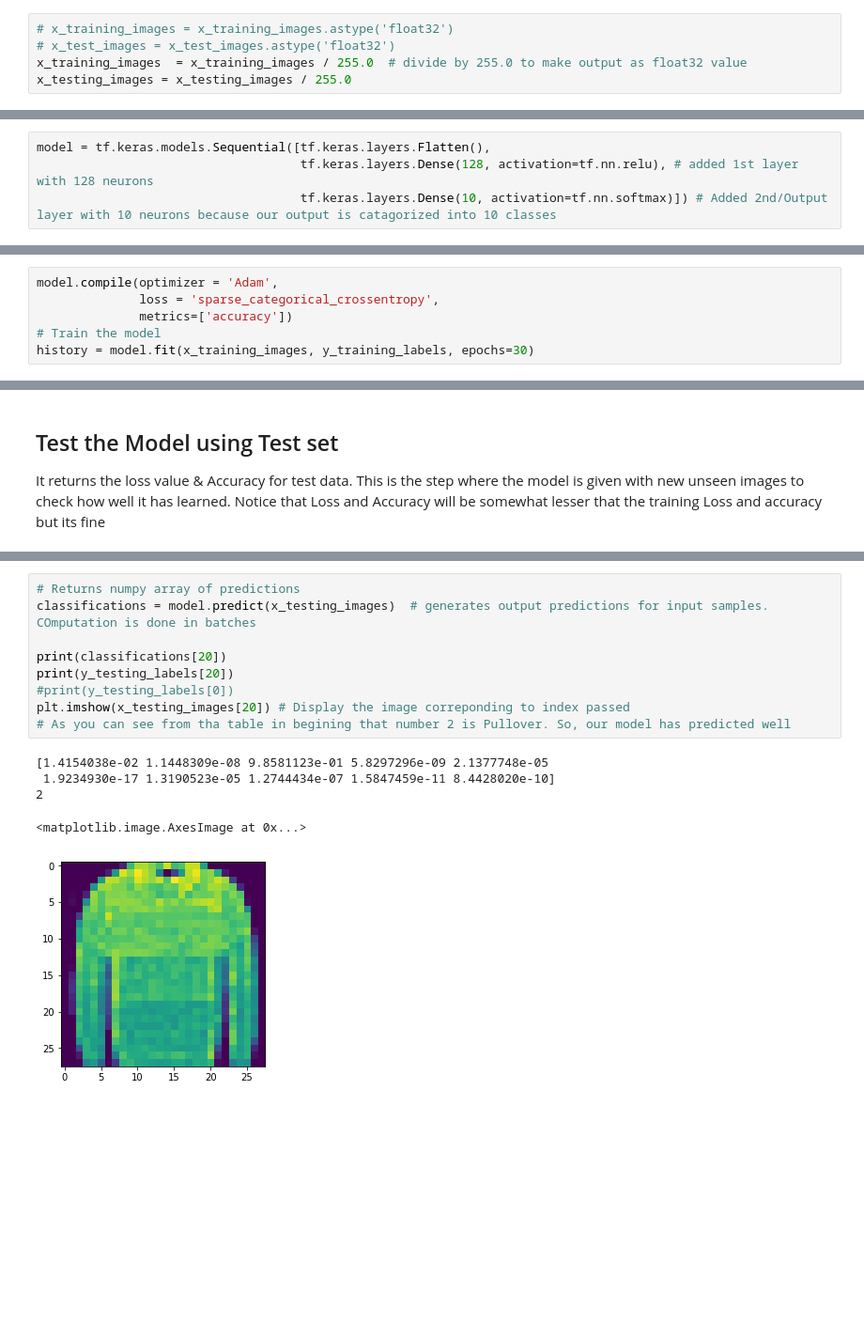
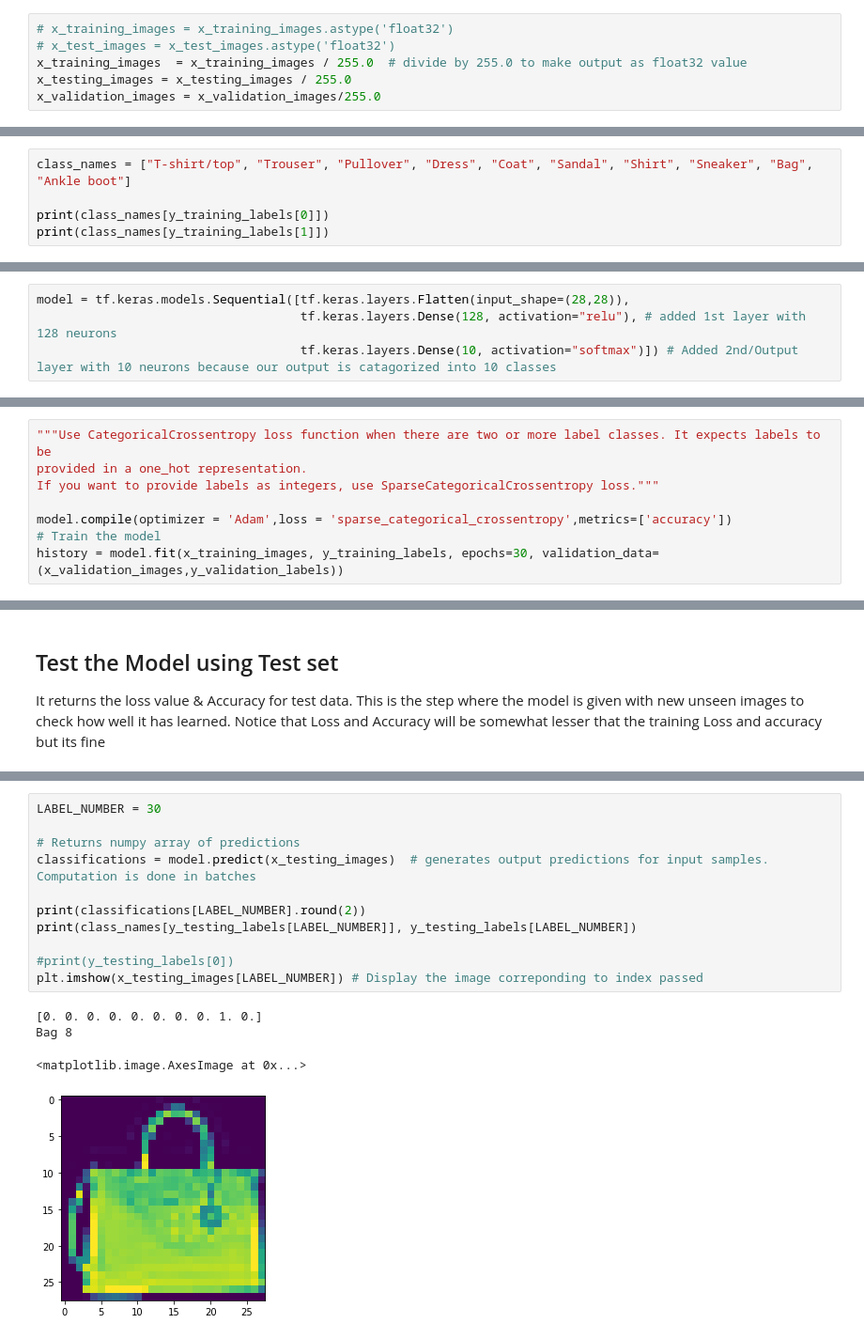
Before and after one commit to gulshan-archive/AI-DeepLearning, a Jupyter notebook: 2.Fashion_Mnist_without_CNN.ipynb, the cells around one changed output, grey strips where cells are left out. Shown: that part at 94% size. Cells and saved outputs as stored; diff of their text form; blank space fills up the shorter version.

Commit message:
Added comments and graph display function

```diff
--- a/2.Fashion_Mnist_without_CNN.ipynb
+++ b/2.Fashion_Mnist_without_CNN.ipynb
@@ -74,3 +106,4 @@ Data required by Neural network ranges from -1 to 1 or 0 to 1. So, we can do it
 # x_test_images = x_test_images.astype('float32')
 x_training_images  = x_training_images / 255.0  # divide by 255.0 to make output as float32 value
 x_testing_images = x_testing_images / 255.0
+x_validation_images = x_validation_images/255.0
@@ -76,0 +112,5 @@ x_testing_images = x_testing_images / 255.0
+# %%
+class_names = ["T-shirt/top", "Trouser", "Pullover", "Dress", "Coat", "Sandal", "Shirt", "Sneaker", "Bag", "Ankle boot"]
+
+print(class_names[y_training_labels[0]])
+print(class_names[y_training_labels[1]])
@@ -87,6 +130,6 @@ Relu effectively means "If X>0 return X, else return 0" -- so what it does it it
 
 Softmax takes a set of values, and effectively picks the biggest one, so, for example, if the output of the last layer looks like [0.1, 0.1, 0.05, 0.1, 9.5, 0.1, 0.05, 0.05, 0.05], it converts it into [0,0,0,0,1,0,0,0,0] and gives the biggest value
 # %%
-model = tf.keras.models.Sequential([tf.keras.layers.Flatten(),
-                                    tf.keras.layers.Dense(128, activation=tf.nn.relu), # added 1st layer with 128 neurons
-                                    tf.keras.layers.Dense(10, activation=tf.nn.softmax)]) # Added 2nd/Output layer with 10 neurons because our output is catagorized into 10 classes
+model = tf.keras.models.Sequential([tf.keras.layers.Flatten(input_shape=(28,28)),
+                                    tf.keras.layers.Dense(128, activation="relu"), # added 1st layer with 128 neurons
+                                    tf.keras.layers.Dense(10, activation="softmax")]) # Added 2nd/Output layer with 10 neurons because our output is catagorized into 10 classes
@@ -94,9 +182,11 @@ model = tf.keras.models.Sequential([tf.keras.layers.Flatten(),
 ## Compile & Train the Model
 Notice the Loss and accuracy on completion. Both should be inversely proportional to each other. The EPOCH's can be set to value untill the Loss keeps on going down and accuracy keep son increasing
 # %%
-model.compile(optimizer = 'Adam',
-              loss = 'sparse_categorical_crossentropy',
-              metrics=['accuracy'])
+"""Use CategoricalCrossentropy loss function when there are two or more label classes. It expects labels to be
+provided in a one_hot representation.
+If you want to provide labels as integers, use SparseCategoricalCrossentropy loss."""
+
+model.compile(optimizer = 'Adam',loss = 'sparse_categorical_crossentropy',metrics=['accuracy'])
 # Train the model
-history = model.fit(x_training_images, y_training_labels, epochs=30)
+history = model.fit(x_training_images, y_training_labels, epochs=30, validation_data=(x_validation_images,y_validation_labels))
 # %% [output]
@@ -135,16 +257,17 @@ Test Accuracy = 0.8970000147819519
 It returns the a list of 10 numbes which shows the prediction probability for a given image for classes `0 to 9`. Or it is like how much confident the model is to predict which class the given image belogs to.
 # %%
+LABEL_NUMBER = 30
+
 # Returns numpy array of predictions
-classifications = model.predict(x_testing_images)  # generates output predictions for input samples. COmputation is done in batches
+classifications = model.predict(x_testing_images)  # generates output predictions for input samples. Computation is done in batches
 
-print(classifications[20])
-print(y_testing_labels[20])
+print(classifications[LABEL_NUMBER].round(2))
+print(class_names[y_testing_labels[LABEL_NUMBER]], y_testing_labels[LABEL_NUMBER])
+
 #print(y_testing_labels[0])
-plt.imshow(x_testing_images[20]) # Display the image correponding to index passed
-# As you can see from tha table in begining that number 2 is Pullover. So, our model has predicted well
+plt.imshow(x_testing_images[LABEL_NUMBER]) # Display the image correponding to index passed
 # %% [output]
-[1.4154038e-02 1.1448309e-08 9.8581123e-01 5.8297296e-09 2.1377748e-05
- 1.9234930e-17 1.3190523e-05 1.2744434e-07 1.5847459e-11 8.4428020e-10]
-2
+[0. 0. 0. 0. 0. 0. 0. 0. 1. 0.]
+Bag 8
 <matplotlib.image.AxesImage at 0x...>
-[figure, old version]
+[figure, new version]
```
Also changed, not shown: parts of 18 cells of this notebook.
